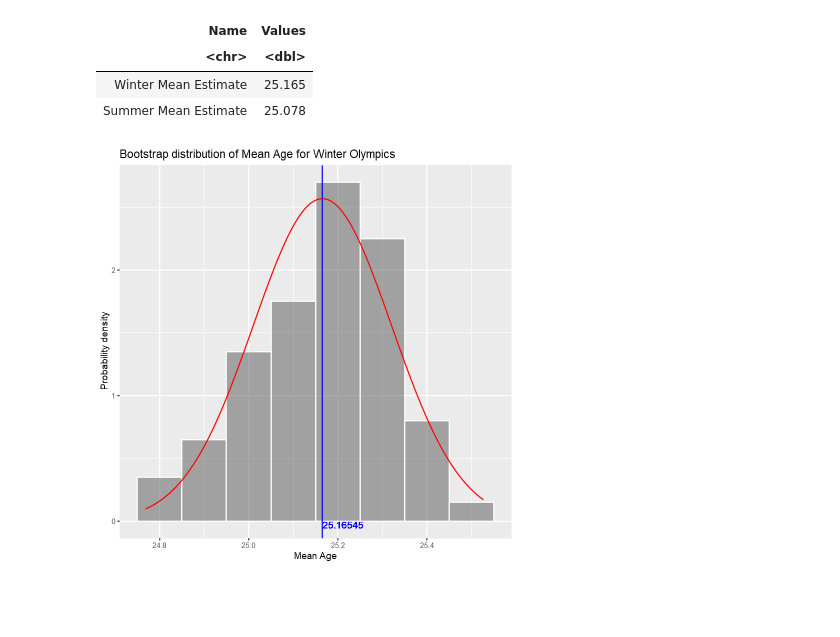
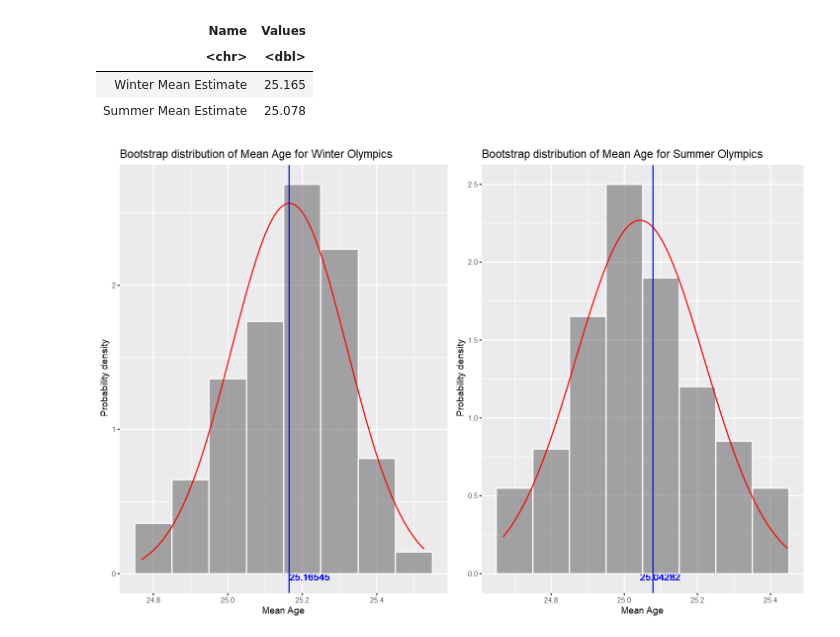
Before and after one commit to KevinSaigon/stat-201-project, a Jupyter notebook: project-proposal.ipynb, the cells around one changed output. Cells and saved outputs as stored; diff of their text form; code cells hidden in the pictures; blank space fills up the shorter version.

```diff
--- a/project-proposal.ipynb
+++ b/project-proposal.ipynb
@@ -28,7 +38,8 @@ The next step was then to only count first-time wins for multiple-time medal win
 # %%
-processed_df <- data[order(data$Year),]  %>%
-    filter(!is.na(Age)) %>% # get rid of NA/Age
-    filter(!is.na(Medal))   # get rid of anyone who didn't win a medal either
+processed_df <- data[order(data$Year),]  %>% # order the dataset by year
+    filter(!is.na(Age)) %>%     # get rid of NA/Age
+    filter(!is.na(Medal)) %>%   # get rid of anyone who didn't win a medal either
+    subset(select = c(ID, Name, Age, Season, Medal))
 
 first_time_only <- processed_df[match(unique(processed_df$ID), processed_df$ID),] # only first time winners now, if they won a second time, it was excluded
 
@@ -214,8 +206,15 @@ plot_histogram <- function(df, col, bin_width, is_bellcurve) {
     return (plot)
 }
 # %%
-plot_histogram(winter_resampled_means, "mean_age", 0.1, TRUE) +
+winter_hist <- plot_histogram(winter_resampled_means, "mean_age", 0.1, TRUE) +
     geom_vline(xintercept = winter_mean_estimate, color = "blue") +
     labs(x="Mean Age", title="Bootstrap distribution of Mean Age for Winter Olympics")
+
+summer_hist <- plot_histogram(summer_resampled_means, "mean_age", 0.1, TRUE) +
+    geom_vline(xintercept = summer_mean_estimate, color = "blue") +
+    labs(x="Mean Age", title="Bootstrap distribution of Mean Age for Summer Olympics")
+
+options(repr.plot.width=12, repr.plot.height=8)
+plot_grid(winter_hist, summer_hist)
 # %% [output]
-[figure, old version]
+[figure, new version]
```
Also changed, not shown: parts of 8 cells of this notebook.
